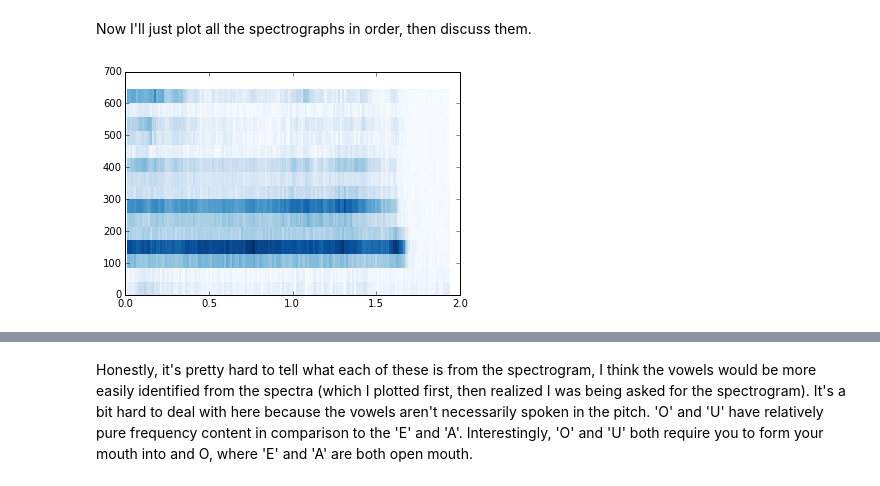
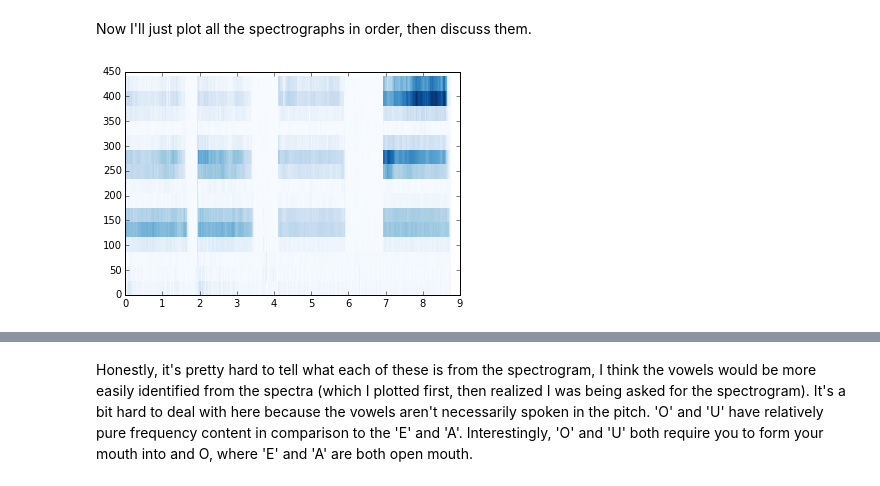
Before and after one commit to kyflores/ThinkDSP, a Jupyter notebook: problem_sets/PS02.ipynb, the cells around one changed output, grey strips where cells are left out. Cells and saved outputs as stored; diff of their text form; code cells hidden in the pictures.

```diff
--- a/problem_sets/PS02.ipynb
+++ b/problem_sets/PS02.ipynb
@@ -90,9 +119,10 @@ a=thinkdsp.read_wave('a.wav')
 e=thinkdsp.read_wave('e.wav')
 o=thinkdsp.read_wave('o.wav')
 u=thinkdsp.read_wave('u.wav')
+aeou=a|e|o|u
 # %% [markdown]
 Now I'll just plot all the spectrographs in order, then discuss them.
 # %%
-a.make_spectrogram(seg_length=1024).plot(high=16)
+aeou.make_spectrogram(seg_length=1500).plot(high=16)
 # %% [output]
-[figure, old version]
+[figure, new version]
```
Also changed, not shown: parts of 19 cells of this notebook.
